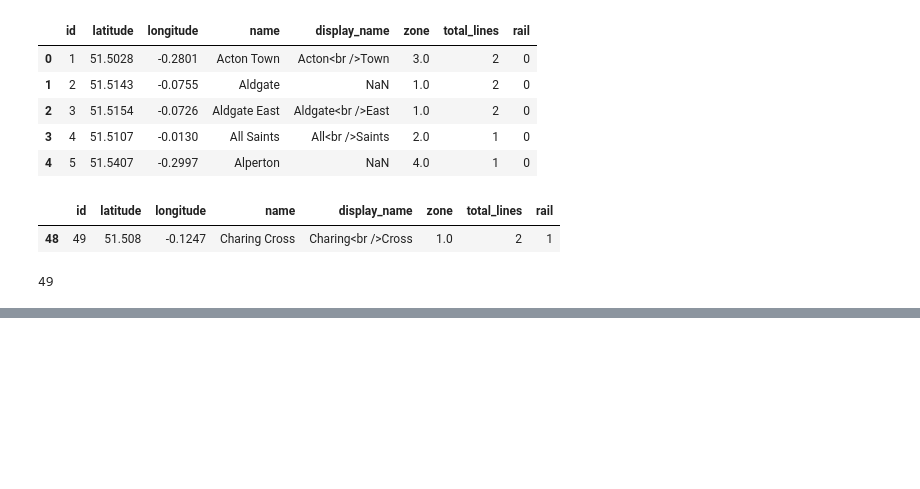
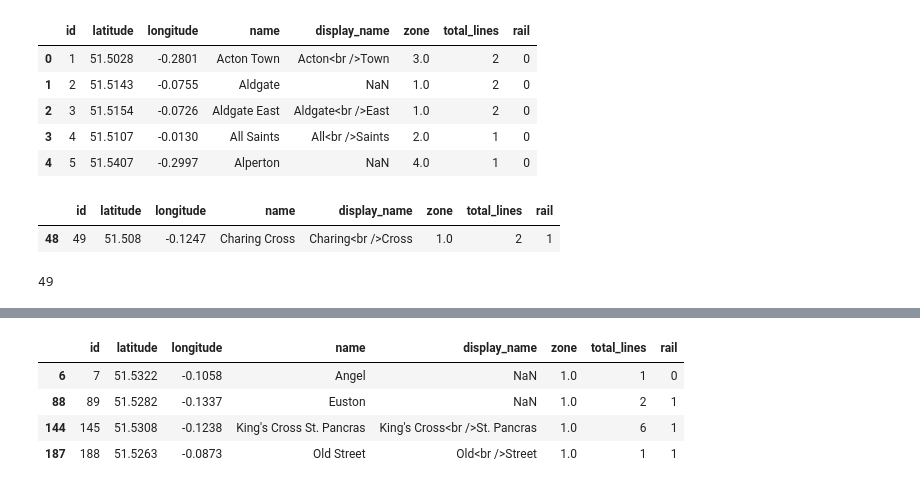
Before and after one commit to gbiggs31/halfway2, a Jupyter notebook: Scratch Script.ipynb, the cells around one changed output, grey strips where cells are left out. Saved outputs shown, nothing was run; the diff lists cells and outputs as text; code cells hidden in the pictures; blank space fills up the shorter version.

```diff
--- a/Scratch Script.ipynb
+++ b/Scratch Script.ipynb
@@ -146,0 +224,8 @@ find_nearest_station(d["user_input_latitude{0}".format(0)],d["user_input_longitu
+# %%
+data_stations[data_stations['id'].isin([145, 7,188,89])]
+# %% [output]
+|  | id | latitude | longitude | name | display_name | zone | total_lines | rail |
+| 6 | 7 | 51.5322 | -0.1058 | Angel | NaN | 1.0 | 1 | 0 |
+| 88 | 89 | 51.5282 | -0.1337 | Euston | NaN | 1.0 | 2 | 1 |
+| 144 | 145 | 51.5308 | -0.1238 | King's Cross St. Pancras | King's Cross<br />St. Pancras | 1.0 | 6 | 1 |
+| 187 | 188 | 51.5263 | -0.0873 | Old Street | Old<br />Street | 1.0 | 1 | 1 |
```
Also changed, not shown: parts of 17 cells of this notebook, 3 other files.
